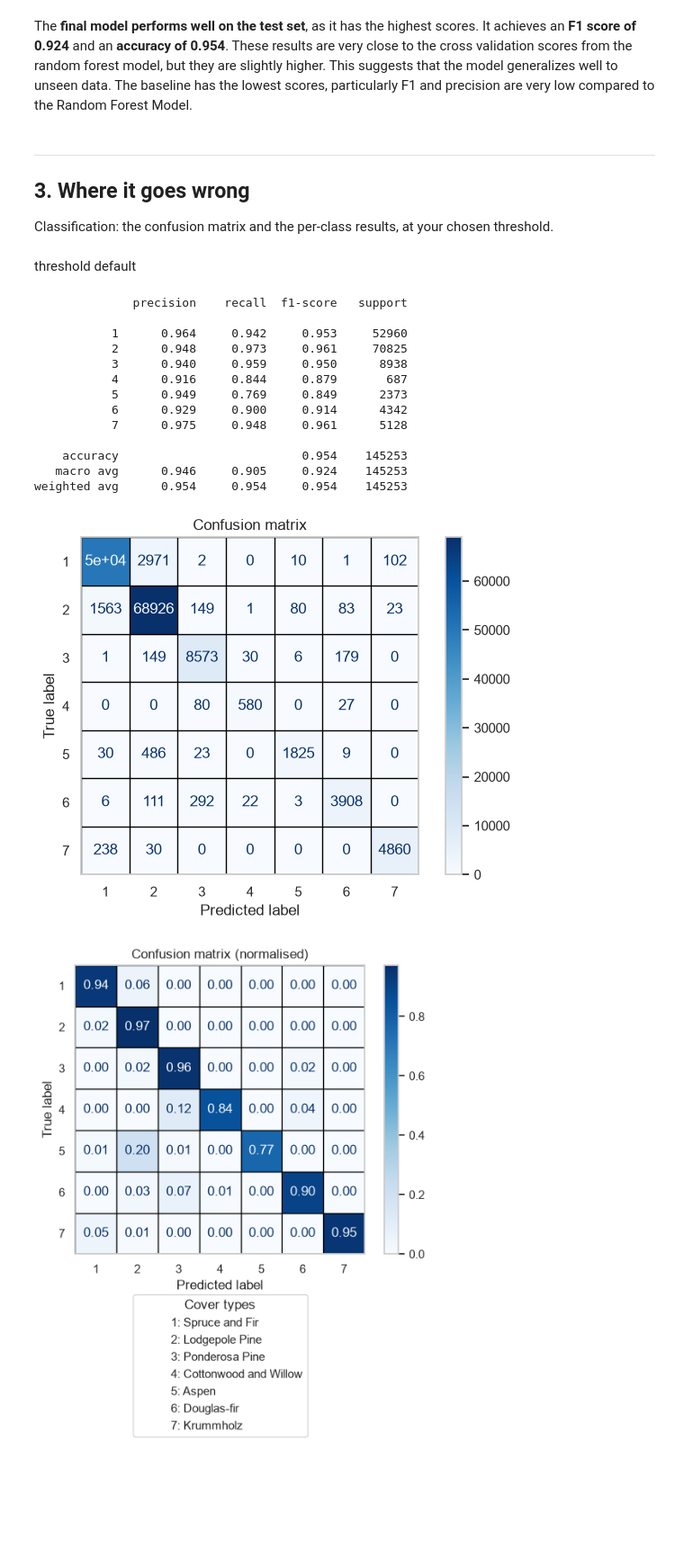
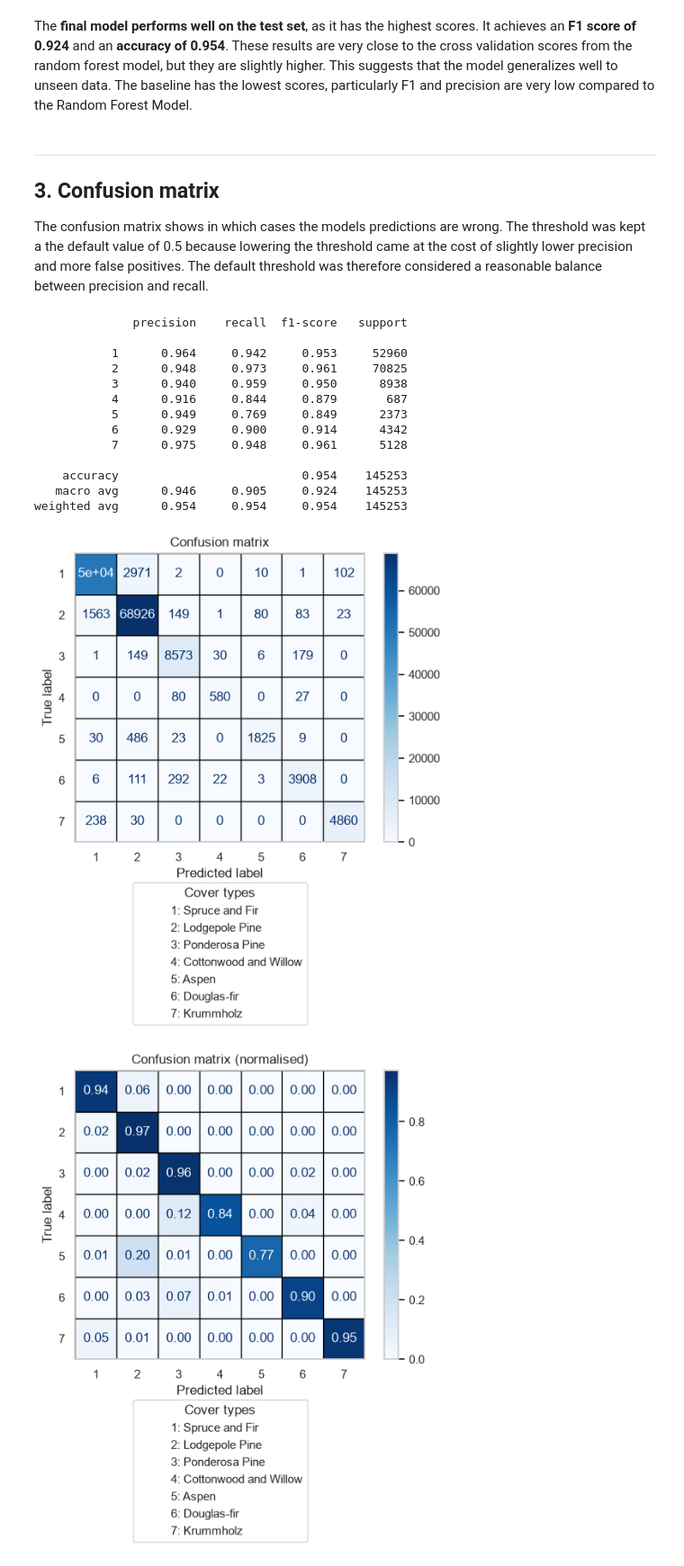
Before and after one commit to zoedoucet/project-2-machine-learning, a Jupyter notebook: notebooks/03_evaluation_and_interpretation.ipynb, the cells around one changed output. Shown at 90% size. Cells and saved outputs as stored; diff of their text form; code cells hidden in the pictures; blank space fills up the shorter version.

```diff
--- a/notebooks/03_evaluation_and_interpretation.ipynb
+++ b/notebooks/03_evaluation_and_interpretation.ipynb
@@ -46,3 +42,2 @@ pd.set_option("display.max_columns", 100)
 # %%
-# loading the data
-# function to immediatly load the raw data
+covertype = prepare_covertype_data() # loading the data
@@ -49,4 +46 @@ pd.set_option("display.max_columns", 100)
-# %%
-# Loading the clean data
-covertype = pd.read_csv("../data/covertype_clean.csv") # loading the data
 # %%
@@ -161,43 +162,44 @@ Test              0.924   0.905     0.954      0.946
 The **final model performs well on the test set**, as it has the highest scores. It achieves an **F1 score of 0.924** and an **accuracy of 0.954**. These results are very close to the cross validation scores from the random forest model, but they are slightly higher. This suggests that the model generalizes well to unseen data. The baseline has the lowest scores, particularly F1 and precision are very low compared to the Random Forest Model.
 # %% [markdown]
 ---
-## 3. Where it goes wrong
+## 3. Confusion matrix
 
-Classification: the confusion matrix and the per-class results, at your chosen threshold.
+The confusion matrix shows in which cases the models predictions are wrong. The threshold was kept a the default value of 0.5 because lowering the threshold came at the cost of slightly lower precision and more false positives. The default threshold was therefore considered a reasonable balance between precision and recall.
-# %% [markdown]
-threshold default
 # %%
 print(classification_report(y_test, y_pred, digits=3))
 
 # Confusion matrix
 disp = ConfusionMatrixDisplay.from_predictions(y_test, y_pred, xticks_rotation="horizontal", cmap="Blues")
 
 ax = disp.ax_
 n = len(disp.display_labels)
 ax.grid(False, which="both")
 ax.set_title("Confusion matrix")
 ax.set_xticks(np.arange(n + 1) - 0.5, minor=True)
 ax.set_yticks(np.arange(n + 1) - 0.5, minor=True)
 ax.grid(which="minor", color="black", linestyle="-", linewidth=1)
 ax.tick_params(which="minor", bottom=False, left=False)
 
-plt.tight_layout()
+legend_handles = [Patch(facecolor="none", edgecolor="none",label=f"{label}: {name}")
+          for label, name in cover_type_names.items()]
+ax.legend(handles=legend_handles, title="Cover types", loc="upper center", bbox_to_anchor=(0.5, -0.12), frameon=True)
+
 plt.show()
 # %% [output]
               precision    recall  f1-score   support
 
            1      0.964     0.942     0.953     52960
            2      0.948     0.973     0.961     70825
            3      0.940     0.959     0.950      8938
            4      0.916     0.844     0.879       687
            5      0.949     0.769     0.849      2373
            6      0.929     0.900     0.914      4342
            7      0.975     0.948     0.961      5128
 
     accuracy                          0.954    145253
    macro avg      0.946     0.905     0.924    145253
 weighted avg      0.954     0.954     0.954    145253
-[figure, old version]
+[figure, new version]
 # %%
 # Confusion matrix normalised
 disp = ConfusionMatrixDisplay.from_predictions(y_test, y_pred, xticks_rotation="horizontal", cmap="Blues", normalize= "true", values_format=".2f")
```
Also changed, not shown: parts of 16 cells of this notebook, 3 other files.
